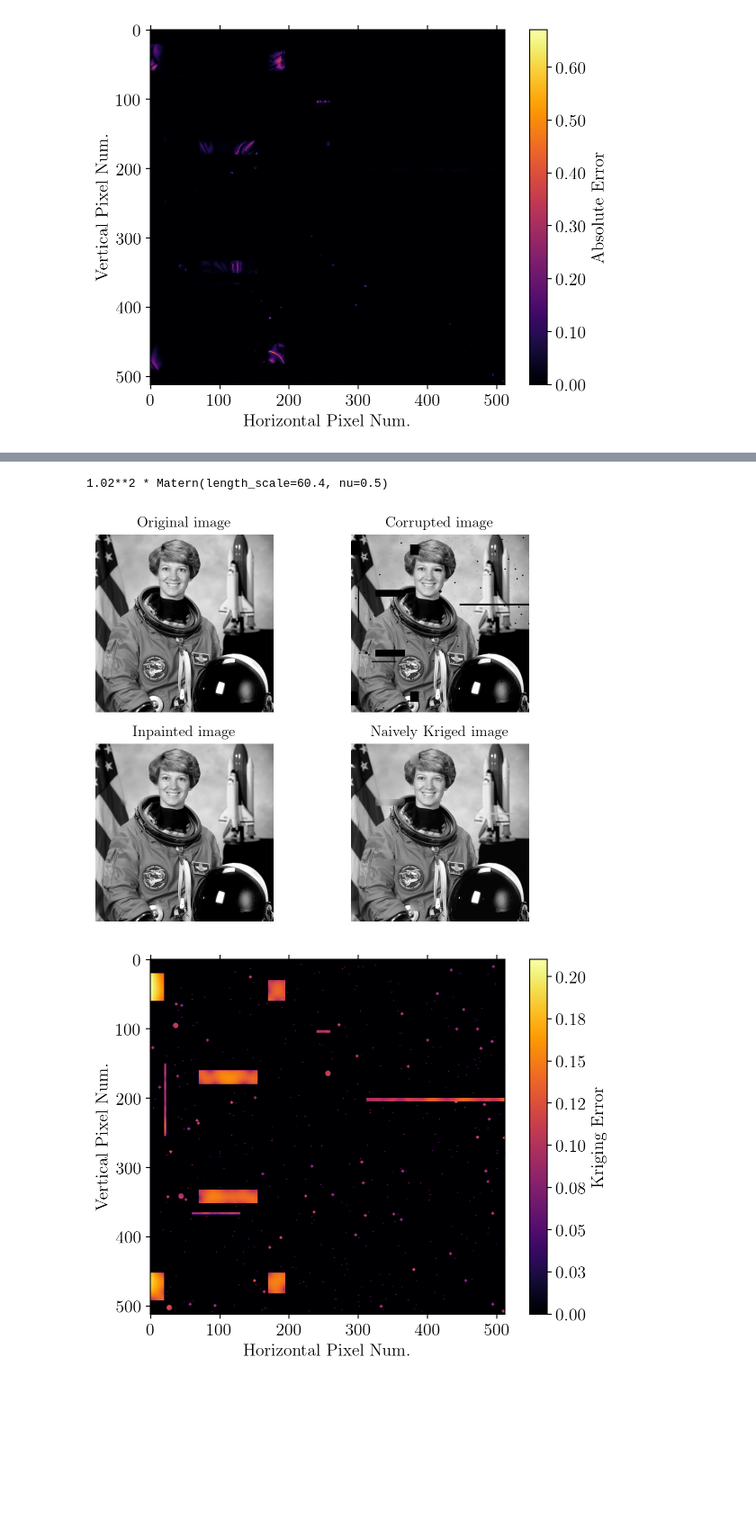
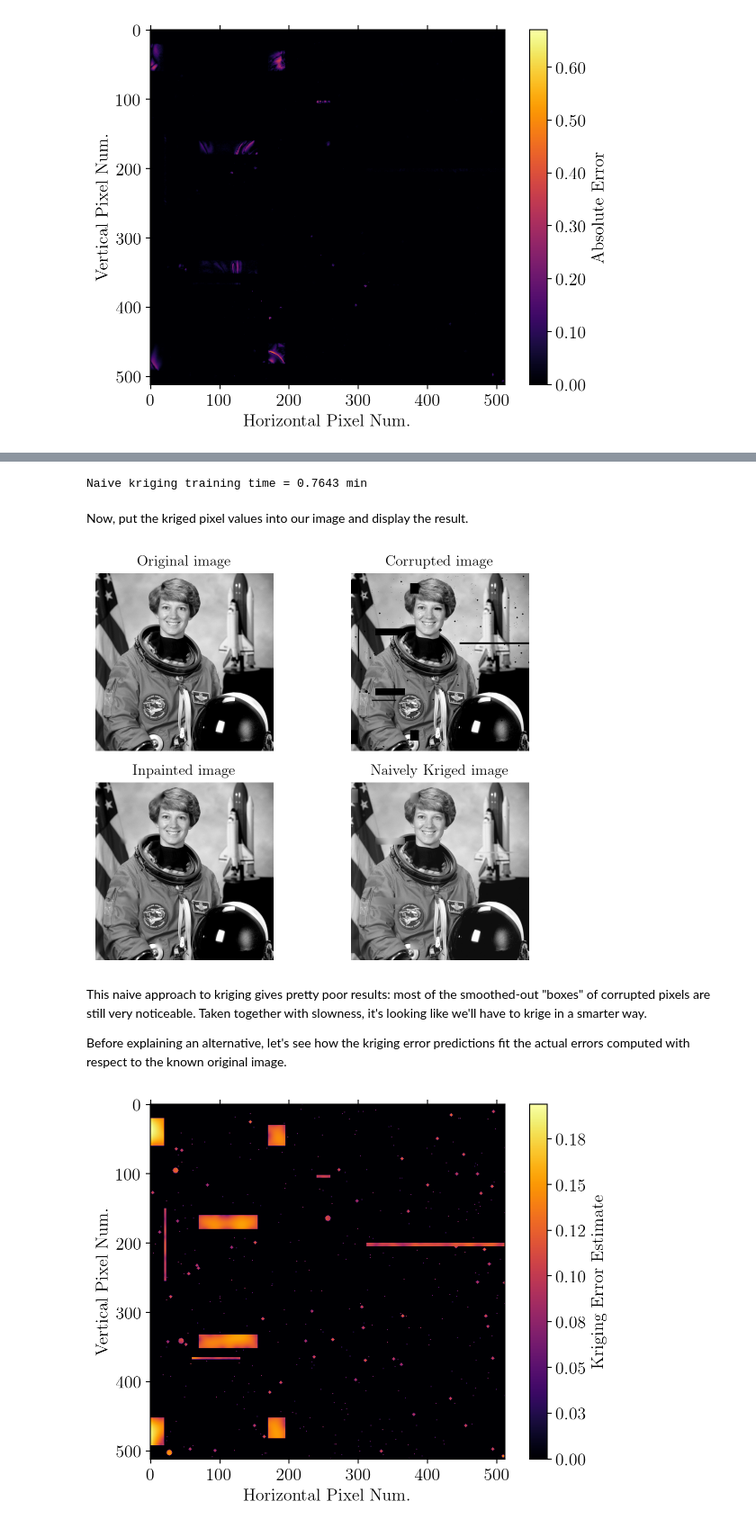
Before and after one commit to ageorgemorgan/learning_geostats, a Jupyter notebook: kriging_images.ipynb, the cells around one changed output, grey strips where cells are left out. Shown at 90% size. Saved outputs shown, nothing was run; the diff lists cells and outputs as text; code cells hidden in the pictures; blank space fills up the shorter version.

```diff
--- a/kriging_images.ipynb
+++ b/kriging_images.ipynb
@@ -145,9 +158,13 @@ pred_pixels = np.flip(np.column_stack(np.where(mask > 0)), axis=1)#getting coord
 # %%
+start=time.time()
 gaussian_process.fit(X_train, Y_train);
+end=time.time()
+naive_kriging_training_time = (end-start)/60.
+print('Naive kriging training time = %.4f' % naive_kriging_training_time, 'min')
+# %% [output]
+Naive kriging training time = 0.7643 min
-# %%
-gaussian_process.kernel_
-# %% [output]
-1.02**2 * Matern(length_scale=60.4, nu=0.5)
+# %% [markdown]
+Now, put the kriged pixel values into our image and display the result.
 # %%
 image_kriged = image_defect.copy()
 
@@ -179,37 +196,41 @@ for a in ax:
 fig.tight_layout()
 plt.show()
 # %% [output]
-[figure, old version]
+[figure, new version]
+# %% [markdown]
+This naive approach to kriging gives pretty poor results: most of the smoothed-out "boxes" of corrupted pixels are still very noticeable. Taken together with slowness, it's looking like we'll have to krige in a smarter way.
+
+Before explaining an alternative, let's see how the kriging error predictions fit the actual errors computed with respect to the known original image.
 # %%
 # plot theoretical predictions of kriging error
 fig, ax = plt.subplots(ncols=1, nrows=1)
 
 kriging_error = np.zeros_like(image_orig)
 
 cnt = 0
 for pixel in pred_pixels:
     kriging_error[pixel[1], pixel[0]] = std[cnt]
     cnt+=1
 
 last = ax.imshow(kriging_error, cmap='inferno')
 
 plt.xlabel(r"Horizontal Pixel Num.", fontsize=14, color = textcolor)
 plt.ylabel(r"Vertical Pixel Num.", fontsize=14, color=textcolor)
 
 plt.tick_params(axis='x', which='both', top='off', color = textcolor)
 plt.xticks(fontsize=14, rotation=0, color = textcolor)
 plt.yticks(fontsize=14, rotation=0, color = textcolor)
 
 cbar = plt.colorbar(last,  format='%.2f',fraction=0.046, pad=0.05)
 cbar.ax.tick_params(labelsize=14, color=textcolor)
-cbar.ax.set_ylabel(r'Kriging Error', fontsize=14, color=textcolor)
+cbar.ax.set_ylabel(r'Kriging Error Estimate', fontsize=14, color=textcolor)
 cbytick_obj = plt.getp(cbar.ax.axes, 'yticklabels')
 plt.setp(cbytick_obj, color=textcolor)
 
 fig.tight_layout()
 plt.show()
 # %% [output]
-[figure, old version]
+[figure, new version]
 # %%
 # plot actual kriging error
 fig, ax = plt.subplots(ncols=1, nrows=1)
```
Also changed, not shown: parts of 49 cells of this notebook.
